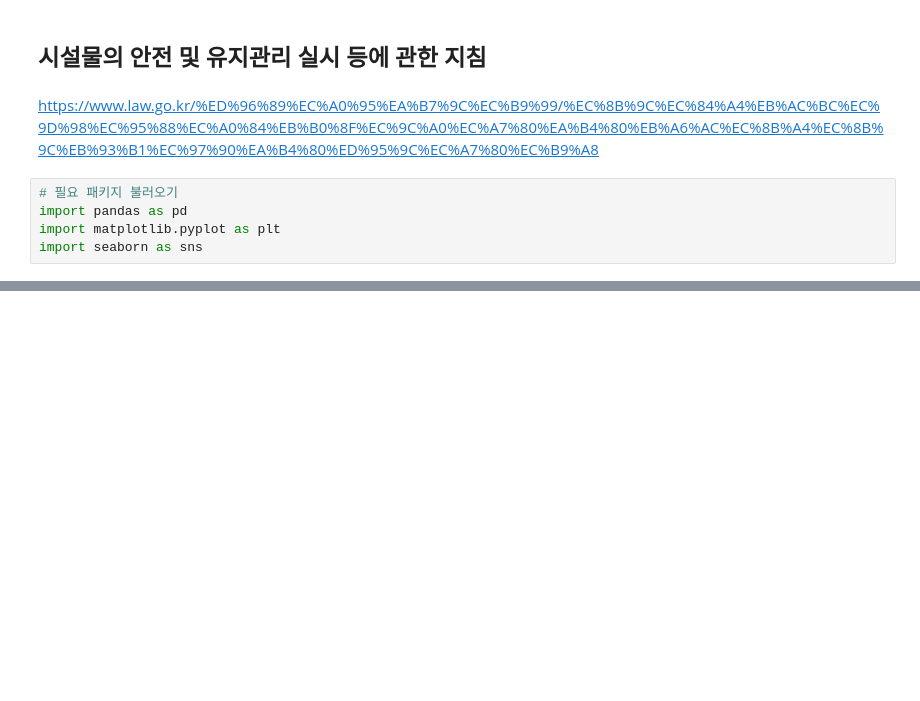
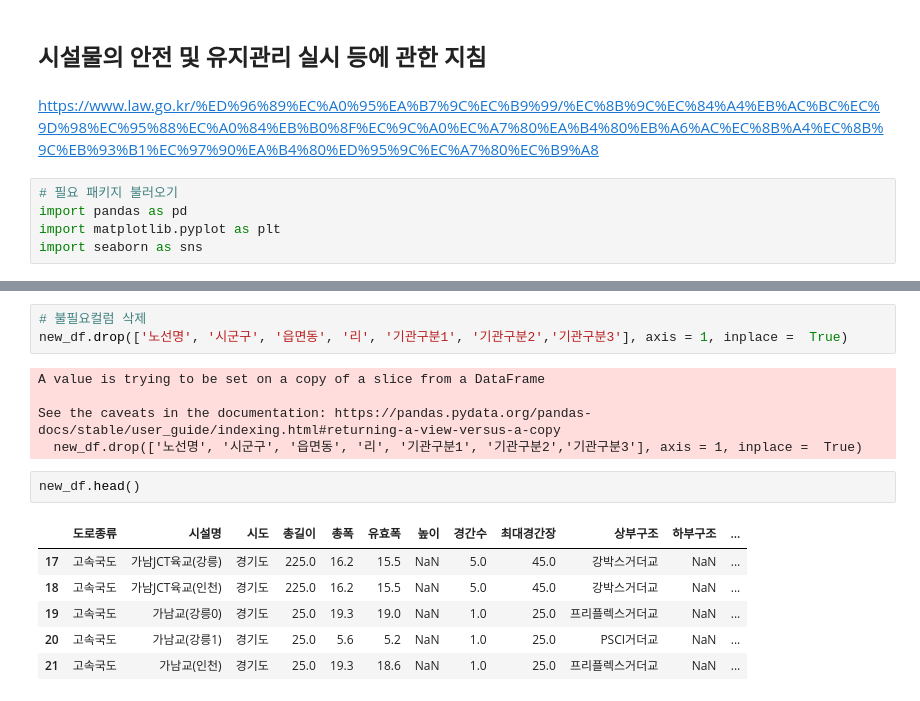
Before and after one commit to jcm821/TIL, a Jupyter notebook: 5월/[2023-05-09]56일차 복습.ipynb, the cells around one changed output, grey strips where cells are left out. Drawn from its saved outputs; the diff is of its cells as text; blank space fills up the shorter version.

```diff
--- a/5월/[2023-05-09]56일차 복습.ipynb
+++ b/5월/[2023-05-09]56일차 복습.ipynb
@@ -28,0 +93,17 @@ ImportError: Missing optional dependency 'xlrd'. Install xlrd >= 2.0.1 for xls E
+# %%
+# 불필요컬럼 삭제
+new_df.drop(['노선명', '시군구', '읍면동', '리', '기관구분1', '기관구분2','기관구분3'], axis = 1, inplace =  True)
+# %% [output]
+A value is trying to be set on a copy of a slice from a DataFrame
+
+See the caveats in the documentation: https://pandas.pydata.org/pandas-docs/stable/user_guide/indexing.html#returning-a-view-versus-a-copy
+  new_df.drop(['노선명', '시군구', '읍면동', '리', '기관구분1', '기관구분2','기관구분3'], axis = 1, inplace =  True)
+# %%
+new_df.head()
+# %% [output]
+|  | 도로종류 | 시설명 | 시도 | 총길이 | 총폭 | 유효폭 | 높이 | 경간수 | 최대경간장 | 상부구조 | 하부구조 | ... |
+| 17 | 고속국도 | 가남JCT육교(강릉) | 경기도 | 225.0 | 16.2 | 15.5 | NaN | 5.0 | 45.0 | 강박스거더교 | NaN | ... |
+| 18 | 고속국도 | 가남JCT육교(인천) | 경기도 | 225.0 | 16.2 | 15.5 | NaN | 5.0 | 45.0 | 강박스거더교 | NaN | ... |
+| 19 | 고속국도 | 가남교(강릉0) | 경기도 | 25.0 | 19.3 | 19.0 | NaN | 1.0 | 25.0 | 프리플렉스거더교 | NaN | ... |
+| 20 | 고속국도 | 가남교(강릉1) | 경기도 | 25.0 | 5.6 | 5.2 | NaN | 1.0 | 25.0 | PSCI거더교 | NaN | ... |
+| 21 | 고속국도 | 가남교(인천) | 경기도 | 25.0 | 19.3 | 18.6 | NaN | 1.0 | 25.0 | 프리플렉스거더교 | NaN | ... |
```
Also changed, not shown: parts of 15 cells of this notebook.
